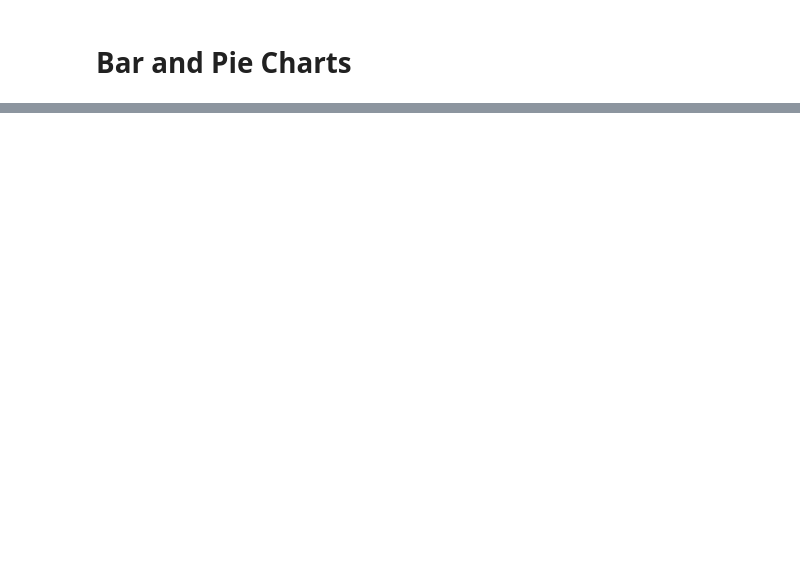
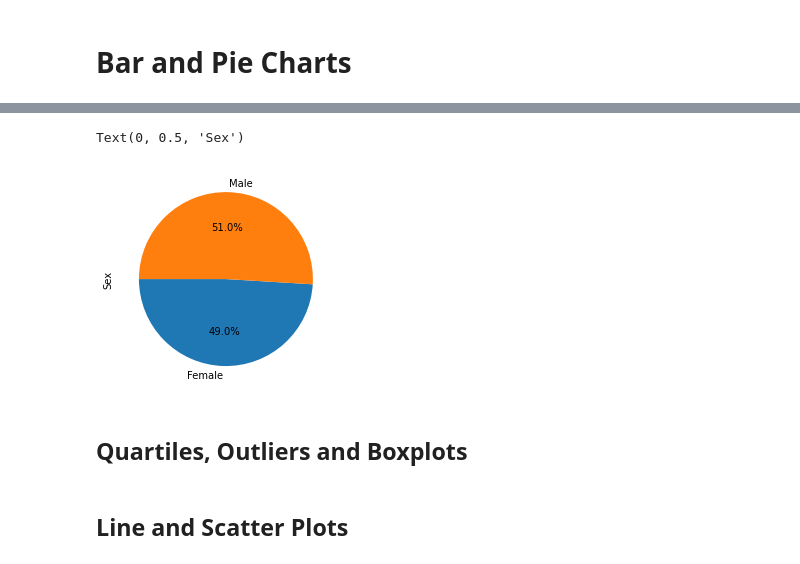
Before and after one commit to rileyunverferth/Mice-Tumor-Pharmaceutical-Analysis, a Jupyter notebook: pymaceuticals.ipynb, the cells around one changed output, grey strips where cells are left out. Saved outputs shown, nothing was run; the diff lists cells and outputs as text; code cells hidden in the pictures; blank space fills up the shorter version.

```diff
--- a/pymaceuticals.ipynb
+++ b/pymaceuticals.ipynb
@@ -151,0 +198,9 @@ Sorry this is incomplete! I will resubmit my finished code as soon as i can.
+# %%
+# Generate a pie plot showing the distribution of female versus male mice using pyplot
+plt.pie(mouse_sex["Mouse ID"], autopct="%1.1f%%", labels=mouse_sex.index, startangle=180)
+plt.ylabel("Sex")
+# %% [output]
+Text(0, 0.5, 'Sex')
+[figure, added]
+# %% [markdown]
+## Quartiles, Outliers and Boxplots
@@ -151,0 +234,2 @@ Sorry this is incomplete! I will resubmit my finished code as soon as i can.
+# %% [markdown]
+## Line and Scatter Plots
```
Also changed, not shown: parts of 22 cells of this notebook.
